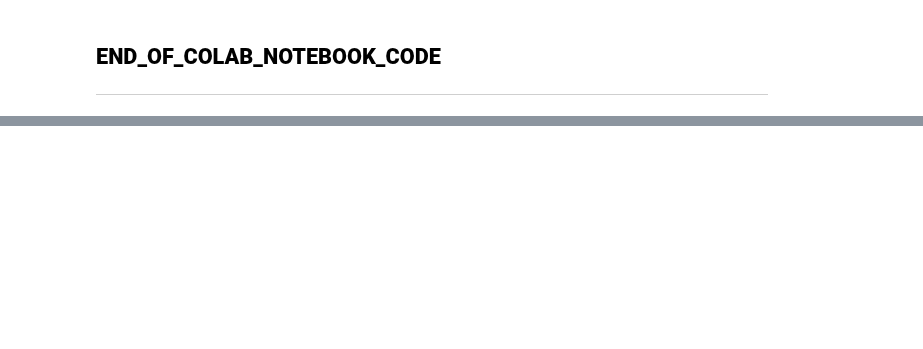
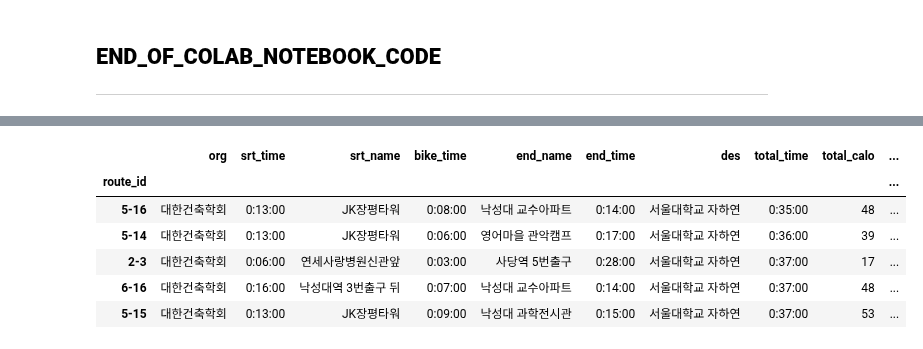
Before and after one commit to lucetre-snu/seoul-bike-transit, a Jupyter notebook: route-finder/demo.ipynb, the cells around one changed output, grey strips where cells are left out. Saved outputs shown, nothing was run; the diff lists cells and outputs as text; code cells hidden in the pictures; blank space fills up the shorter version.

```diff
--- a/route-finder/demo.ipynb
+++ b/route-finder/demo.ipynb
@@ -97,0 +72,10 @@ data_table.DataTable(df, include_index=False, num_rows_per_page=10)
+# %%
+render_html(df, 'time', ascending=True)
+# %% [output]
+|  | org | srt_time | srt_name | bike_time | end_name | end_time | des | total_time | total_calo | ... |
+| route_id |  |  |  |  |  |  |  |  |  | ... |
+| 5-16 | 대한건축학회 | 0:13:00 | JK장평타워 | 0:08:00 | 낙성대 교수아파트 | 0:14:00 | 서울대학교 자하연 | 0:35:00 | 48 | ... |
+| 5-14 | 대한건축학회 | 0:13:00 | JK장평타워 | 0:06:00 | 영어마을 관악캠프 | 0:17:00 | 서울대학교 자하연 | 0:36:00 | 39 | ... |
+| 2-3 | 대한건축학회 | 0:06:00 | 연세사랑병원신관앞 | 0:03:00 | 사당역 5번출구 | 0:28:00 | 서울대학교 자하연 | 0:37:00 | 17 | ... |
+| 6-16 | 대한건축학회 | 0:16:00 | 낙성대역 3번출구 뒤 | 0:07:00 | 낙성대 교수아파트 | 0:14:00 | 서울대학교 자하연 | 0:37:00 | 48 | ... |
+| 5-15 | 대한건축학회 | 0:13:00 | JK장평타워 | 0:09:00 | 낙성대 과학전시관 | 0:15:00 | 서울대학교 자하연 | 0:37:00 | 53 | ... |
```
Also changed, not shown: parts of 6 cells of this notebook, 2 other files.
